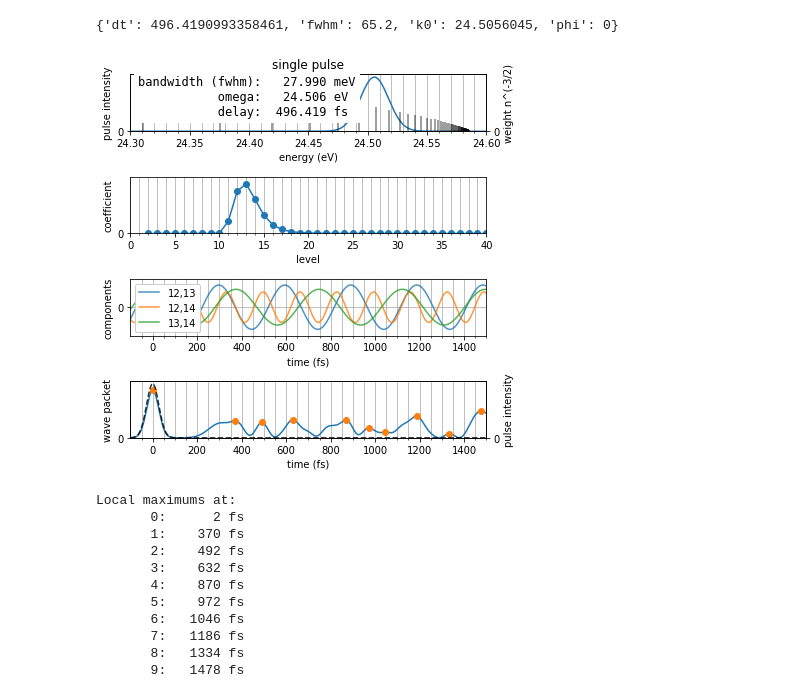
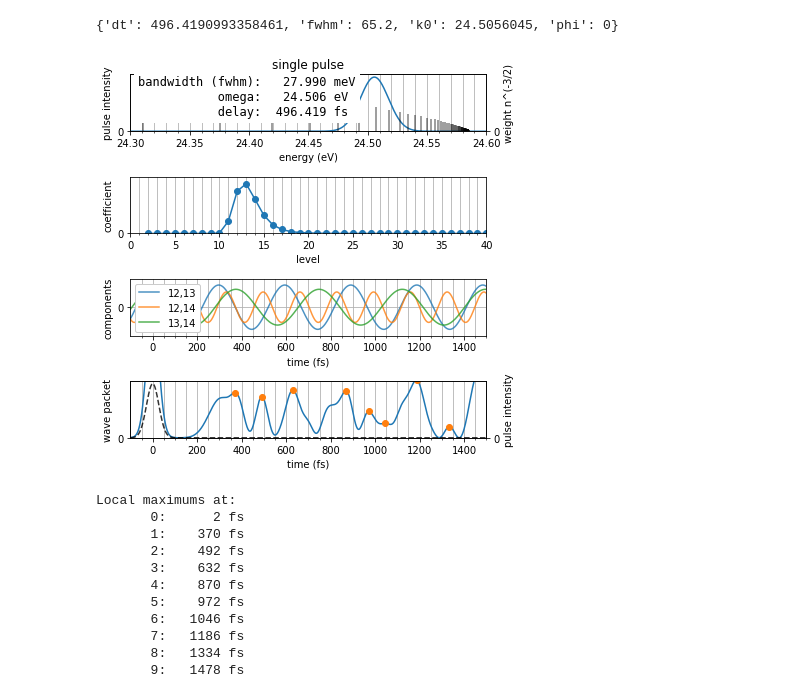
Before and after one commit to DaehyunPY/FERMI_20149100, a Jupyter notebook: Notebooks/He sim; double pulses; 65.2 fs; target n=12, 13, 14; mode #3.ipynb, the cells around one changed output. Cells and saved outputs as stored; diff of their text form; code cells hidden in the pictures.

```diff
--- a/Notebooks/He sim; double pulses; 65.2 fs; target n=12, 13, 14; mode #3.ipynb
+++ b/Notebooks/He sim; double pulses; 65.2 fs; target n=12, 13, 14; mode #3.ipynb
@@ -127,35 +127,35 @@ def plotme4(t, k, wave):
     w = ispeak(y)
     plt.xlabel("time (fs)")
     plt.ylabel("wave packet")
     plt.plot(to_femto_sec(t), y)
     plt.plot(to_femto_sec(t[w]), y[w], 'o')
     plt.xlim(to_femto_sec(t[0]), to_femto_sec(t[-1]))
-    plt.ylim(0, 4e-10)
+    plt.ylim(0, 1.5e-10)
     plt.yticks([0], [0])
     plt.minorticks_on()
     plt.grid(True, which='both')
 
     # fig4-2
     plt.twinx()
     plt.ylabel('pulse intensity')
     plt.plot(to_femto_sec(t), wave.pulsesabc(t)**2, 'k--', alpha=0.8)
     plt.ylim(0, None)
     plt.yticks([0], [0])
 plotme4(t, k, wave)
 plt.tight_layout()
 plt.show()
 
 wavesq = wave(t)
 y = np.abs(wavesq.sum((1,2)))
 w = ispeak(y)
 print("""\
 Local maximums at:
     {}""".format(
         "\n    ".join(f"{i:>4d}: {v:6.0f} fs" for i, v in enumerate(to_femto_sec(t[w]))),
     )
 )
 # %% [output]
-[figure, old version]
+[figure, new version]
 Local maximums at:
        0:      2 fs
        1:    370 fs
```
Also changed, not shown: parts of 2 cells of this notebook, 1 other file.
